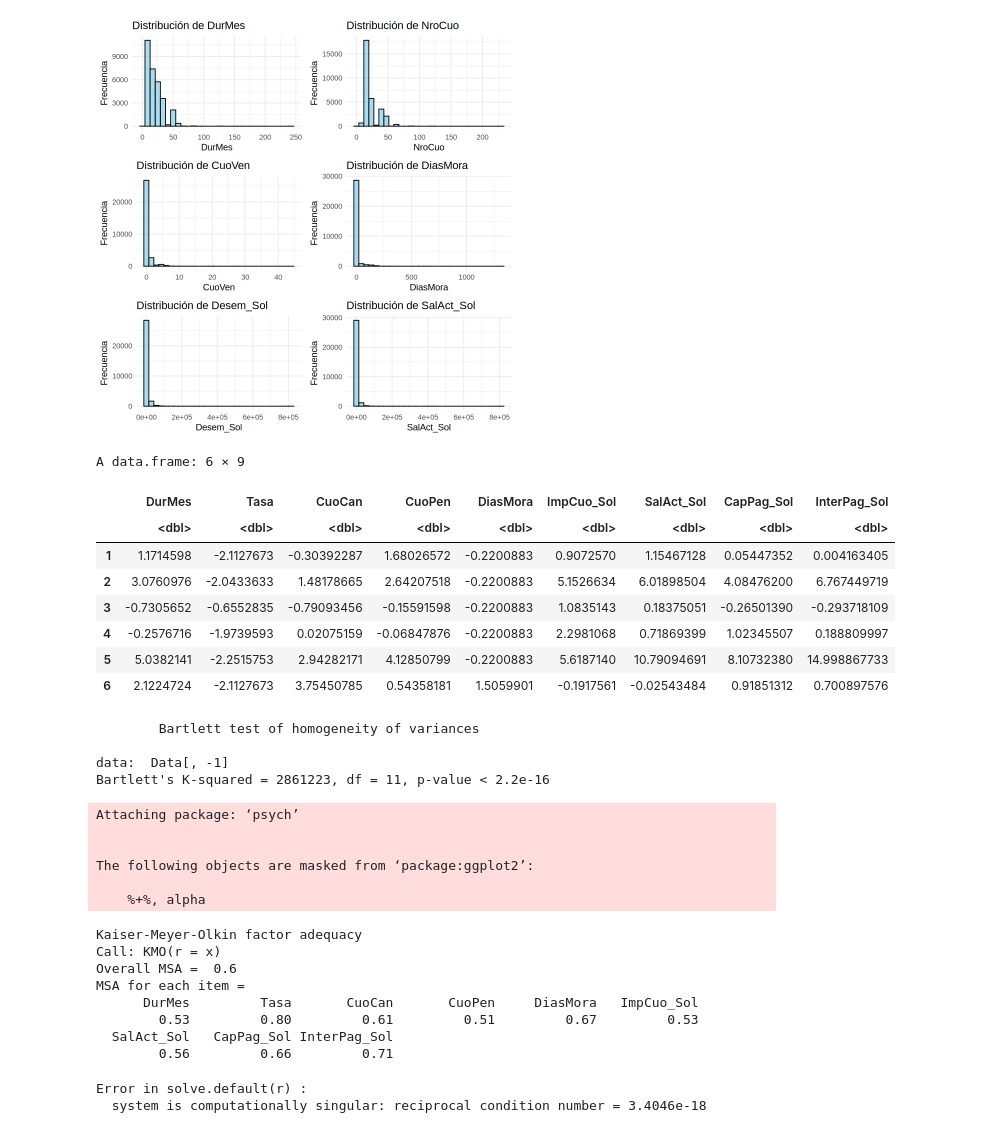
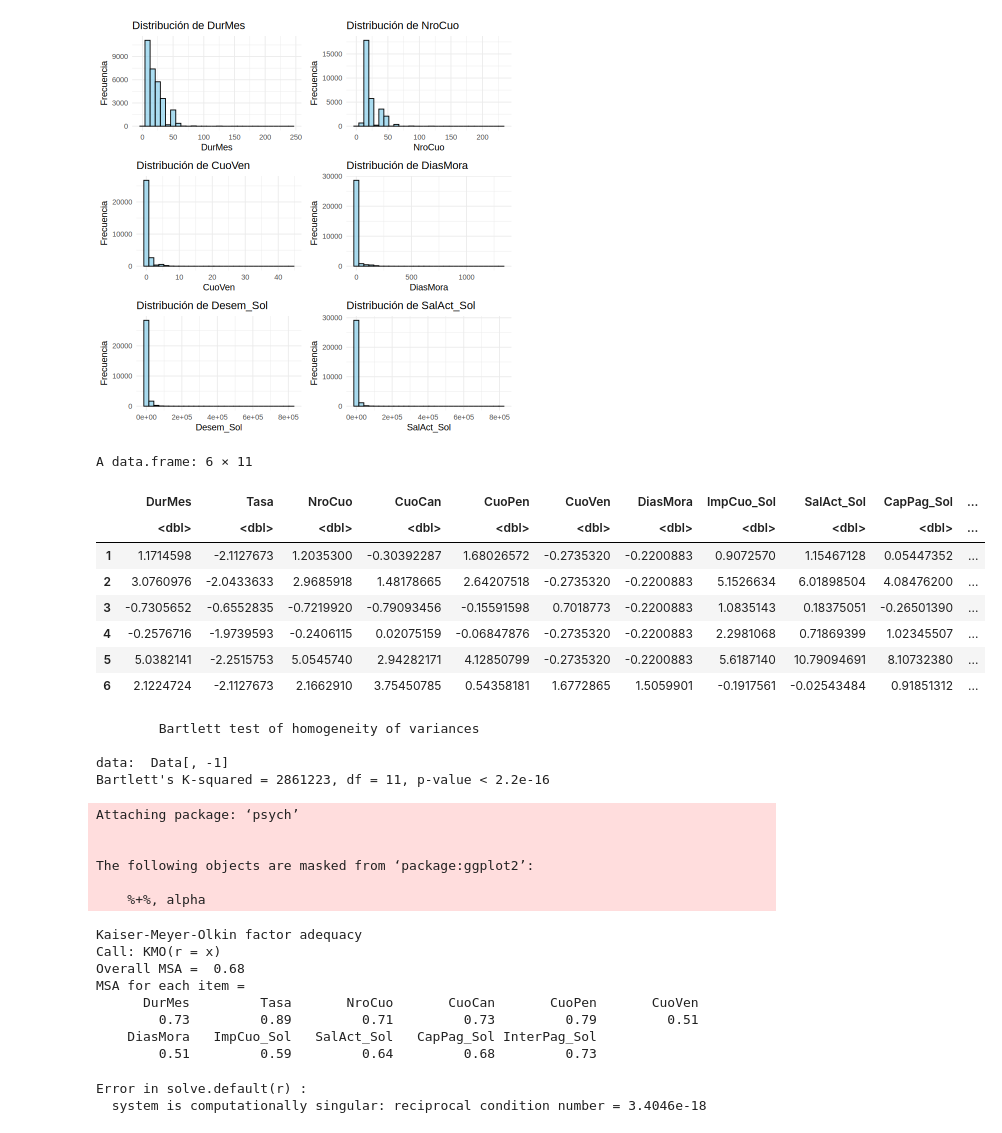
Before and after one commit to codelock54/Prestamos-Personales, a Jupyter notebook: PC02_2.ipynb, the cells around one changed output. Cells and saved outputs as stored; diff of their text form; code cells hidden in the pictures.

Commit message:
Validacion e Interpretacion

```diff
--- a/PC02_2.ipynb
+++ b/PC02_2.ipynb
@@ -256,18 +256,19 @@ The following object is masked from ‘package:dplyr’:
 [1] 2
 [figure]
 # %%
-x <- Data_scaled[, !names(Data_scaled) %in% c("NroCuo", "CuoVen","Desem_Sol", "CodCli")]
+x <- Data_scaled[, !names(Data_scaled) %in% c("Desem_Sol", "CodCli")]
+
 head(x)
 # %% [output]
-A data.frame: 6 × 9
+A data.frame: 6 × 11
-|  | DurMes | Tasa | CuoCan | CuoPen | DiasMora | ImpCuo_Sol | SalAct_Sol | CapPag_Sol | InterPag_Sol |
-|  | <dbl> | <dbl> | <dbl> | <dbl> | <dbl> | <dbl> | <dbl> | <dbl> | <dbl> |
-| 1 | 1.1714598 | -2.1127673 | -0.30392287 | 1.68026572 | -0.2200883 | 0.9072570 | 1.15467128 | 0.05447352 | 0.004163405 |
-| 2 | 3.0760976 | -2.0433633 | 1.48178665 | 2.64207518 | -0.2200883 | 5.1526634 | 6.01898504 | 4.08476200 | 6.767449719 |
-| 3 | -0.7305652 | -0.6552835 | -0.79093456 | -0.15591598 | -0.2200883 | 1.0835143 | 0.18375051 | -0.26501390 | -0.293718109 |
-| 4 | -0.2576716 | -1.9739593 | 0.02075159 | -0.06847876 | -0.2200883 | 2.2981068 | 0.71869399 | 1.02345507 | 0.188809997 |
-| 5 | 5.0382141 | -2.2515753 | 2.94282171 | 4.12850799 | -0.2200883 | 5.6187140 | 10.79094691 | 8.10732380 | 14.998867733 |
-| 6 | 2.1224724 | -2.1127673 | 3.75450785 | 0.54358181 | 1.5059901 | -0.1917561 | -0.02543484 | 0.91851312 | 0.700897576 |
+|  | DurMes | Tasa | NroCuo | CuoCan | CuoPen | CuoVen | DiasMora | ImpCuo_Sol | SalAct_Sol | CapPag_Sol | ... |
+|  | <dbl> | <dbl> | <dbl> | <dbl> | <dbl> | <dbl> | <dbl> | <dbl> | <dbl> | <dbl> | ... |
+| 1 | 1.1714598 | -2.1127673 | 1.2035300 | -0.30392287 | 1.68026572 | -0.2735320 | -0.2200883 | 0.9072570 | 1.15467128 | 0.05447352 | ... |
+| 2 | 3.0760976 | -2.0433633 | 2.9685918 | 1.48178665 | 2.64207518 | -0.2735320 | -0.2200883 | 5.1526634 | 6.01898504 | 4.08476200 | ... |
+| 3 | -0.7305652 | -0.6552835 | -0.7219920 | -0.79093456 | -0.15591598 | 0.7018773 | -0.2200883 | 1.0835143 | 0.18375051 | -0.26501390 | ... |
+| 4 | -0.2576716 | -1.9739593 | -0.2406115 | 0.02075159 | -0.06847876 | -0.2735320 | -0.2200883 | 2.2981068 | 0.71869399 | 1.02345507 | ... |
+| 5 | 5.0382141 | -2.2515753 | 5.0545740 | 2.94282171 | 4.12850799 | -0.2735320 | -0.2200883 | 5.6187140 | 10.79094691 | 8.10732380 | ... |
+| 6 | 2.1224724 | -2.1127673 | 2.1662910 | 3.75450785 | 0.54358181 | 1.6772865 | 1.5059901 | -0.1917561 | -0.02543484 | 0.91851312 | ... |
 # %%
 bartlett.test(Data[,-1])
 # %% [output]
@@ -287,12 +288,12 @@ The following objects are masked from ‘package:ggplot2’:
     %+%, alpha
 Kaiser-Meyer-Olkin factor adequacy
 Call: KMO(r = x)
-Overall MSA =  0.6
+Overall MSA =  0.68
 MSA for each item =
-      DurMes         Tasa       CuoCan       CuoPen     DiasMora   ImpCuo_Sol
-        0.53         0.80         0.61         0.51         0.67         0.53
-  SalAct_Sol   CapPag_Sol InterPag_Sol
-        0.56         0.66         0.71
+      DurMes         Tasa       NroCuo       CuoCan       CuoPen       CuoVen
+        0.73         0.89         0.71         0.73         0.79         0.51
+    DiasMora   ImpCuo_Sol   SalAct_Sol   CapPag_Sol InterPag_Sol
+        0.51         0.59         0.64         0.68         0.73
 # %%
 KMO(Data_scaled[,-1])
 # %% [output]
```
Also changed, not shown: parts of 34 cells of this notebook.
